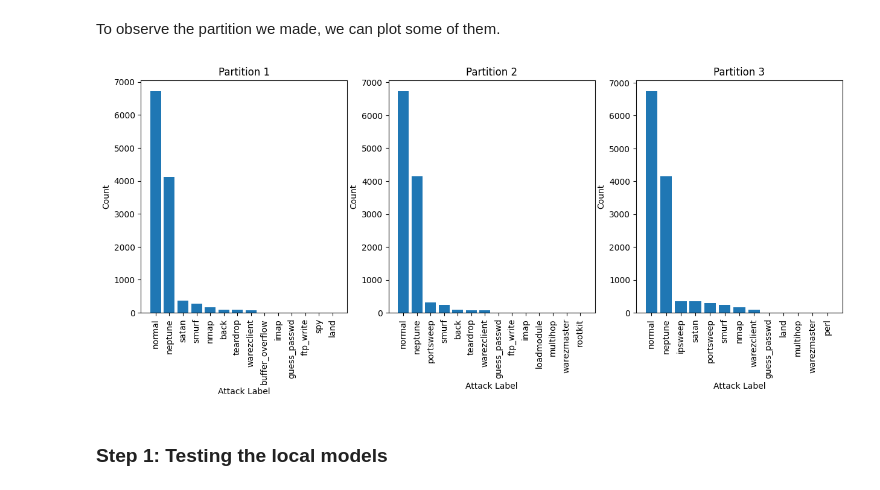
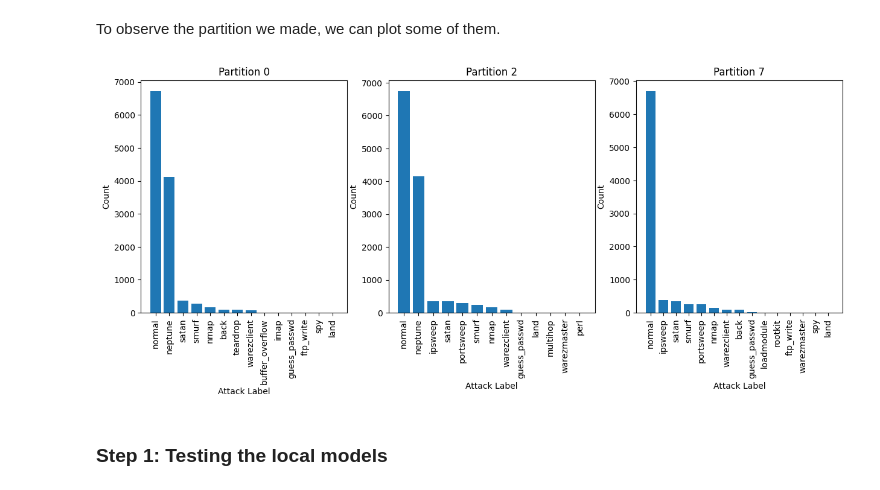
Before and after one commit to phdcybersec/teaching, a Jupyter notebook: tutorials/fl_for_ids_101.ipynb, the cells around one changed output. Drawn from its saved outputs; the diff is of its cells as text; code cells hidden in the pictures.

```diff
--- a/tutorials/fl_for_ids_101.ipynb
+++ b/tutorials/fl_for_ids_101.ipynb
@@ -501,25 +501,25 @@ To observe the partition we made, we can plot some of them.
 # %%
 
 # plot the distribution of 3 partitions
 _, (ax1, ax2, ax3) = plt.subplots(1, 3, figsize=(15, 5))
-ax1.set_title("Partition 1")
+ax1.set_title("Partition 0")
 ax1.set_ylabel("Count")
 ax1.set_xlabel("Attack Label")
 ax1.tick_params(axis='x', rotation=90)
 ax1.bar(partitions[0][2].value_counts().index, partitions[0][2].value_counts())
 ax2.set_title("Partition 2")
 ax2.set_ylabel("Count")
 ax2.set_xlabel("Attack Label")
 ax2.tick_params(axis='x', rotation=90)
-ax2.bar(partitions[1][2].value_counts().index, partitions[1][2].value_counts())
-ax3.set_title("Partition 3")
+ax2.bar(partitions[2][2].value_counts().index, partitions[2][2].value_counts())
+ax3.set_title("Partition 7")
 ax3.set_ylabel("Count")
 ax3.set_xlabel("Attack Label")
 ax3.tick_params(axis='x', rotation=90)
-ax3.bar(partitions[2][2].value_counts().index, partitions[2][2].value_counts())
+ax3.bar(partitions[7][2].value_counts().index, partitions[7][2].value_counts())
 plt.show()
 # %% [output]
-[figure, old version]
+[figure, new version]
 # %% [markdown]
 ### Step 1: Testing the local models
 # %% [markdown]
```
Also changed, not shown: parts of 5 cells of this notebook, 1 other file.
